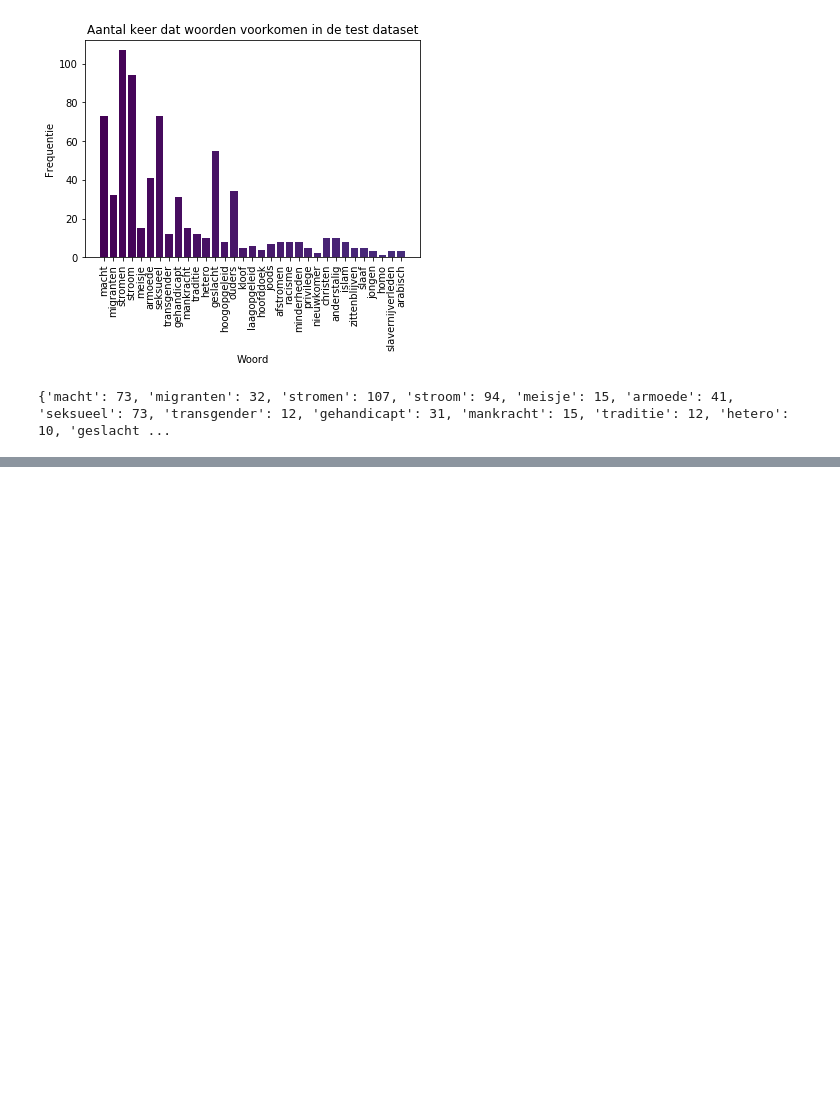
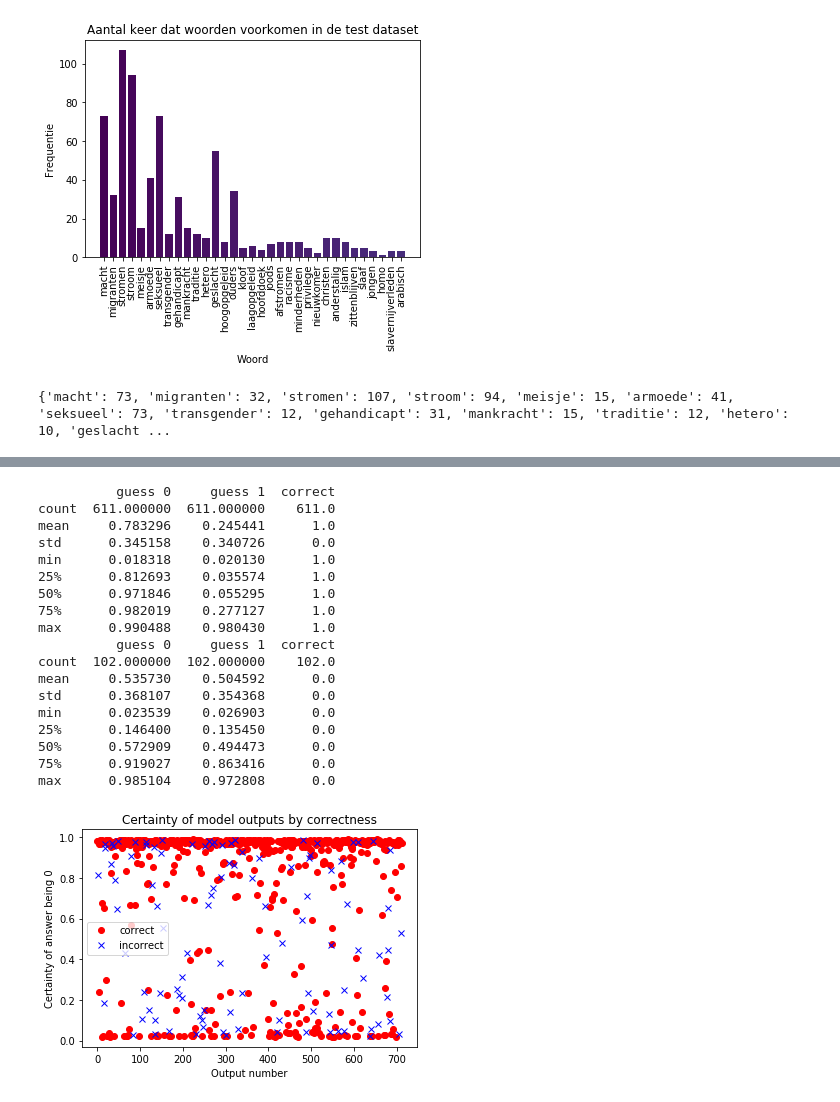
Before and after one commit to milenadeswart/Datalab_PDR, a Jupyter notebook: 02_analyse/BERT_train_cased.ipynb, the cells around one changed output, grey strips where cells are left out. Drawn from its saved outputs; the diff is of its cells as text; code cells hidden in the pictures; blank space fills up the shorter version.

```diff
--- a/02_analyse/BERT_train_cased.ipynb
+++ b/02_analyse/BERT_train_cased.ipynb
@@ -603,17 +653,40 @@ plt.show()
 # %%
 # TO DO: FINISH THIS
 # uncertainty of model (violinplot)
-print(pd.DataFrame(probabilities).describe())
 
 prob_df = pd.DataFrame(probabilities, columns = ['guess 0', 'guess 1'])
 prob_df['correct'] = correct
+
+print(prob_df[prob_df['correct'] == 1].describe())
+print(prob_df[prob_df['correct'] == 0].describe())
 
 plt.plot(prob_df['guess 0'][prob_df['correct'] == 1], 'ro', label = 'correct')
 plt.plot(prob_df['guess 0'][prob_df['correct'] == 0], 'bx', label = 'incorrect')
 plt.ylabel("Certainty of answer being 0")
 plt.xlabel("Output number")
+plt.title("Certainty of model outputs by correctness")
 plt.legend()
 plt.show()
+# %% [output]
+          guess 0     guess 1  correct
+count  611.000000  611.000000    611.0
+mean     0.783296    0.245441      1.0
+std      0.345158    0.340726      0.0
+min      0.018318    0.020130      1.0
+25%      0.812693    0.035574      1.0
+50%      0.971846    0.055295      1.0
+75%      0.982019    0.277127      1.0
+max      0.990488    0.980430      1.0
+          guess 0     guess 1  correct
+count  102.000000  102.000000    102.0
+mean     0.535730    0.504592      0.0
+std      0.368107    0.354368      0.0
+min      0.023539    0.026903      0.0
+25%      0.146400    0.135450      0.0
+50%      0.572909    0.494473      0.0
+75%      0.919027    0.863416      0.0
+max      0.985104    0.972808      0.0
+[figure, added]
 # %%
 # kijken naar betrouwbaarheid per zoekwoord
 test_df_words['predicted'] = predictions
```
Also changed, not shown: parts of 16 cells of this notebook.
